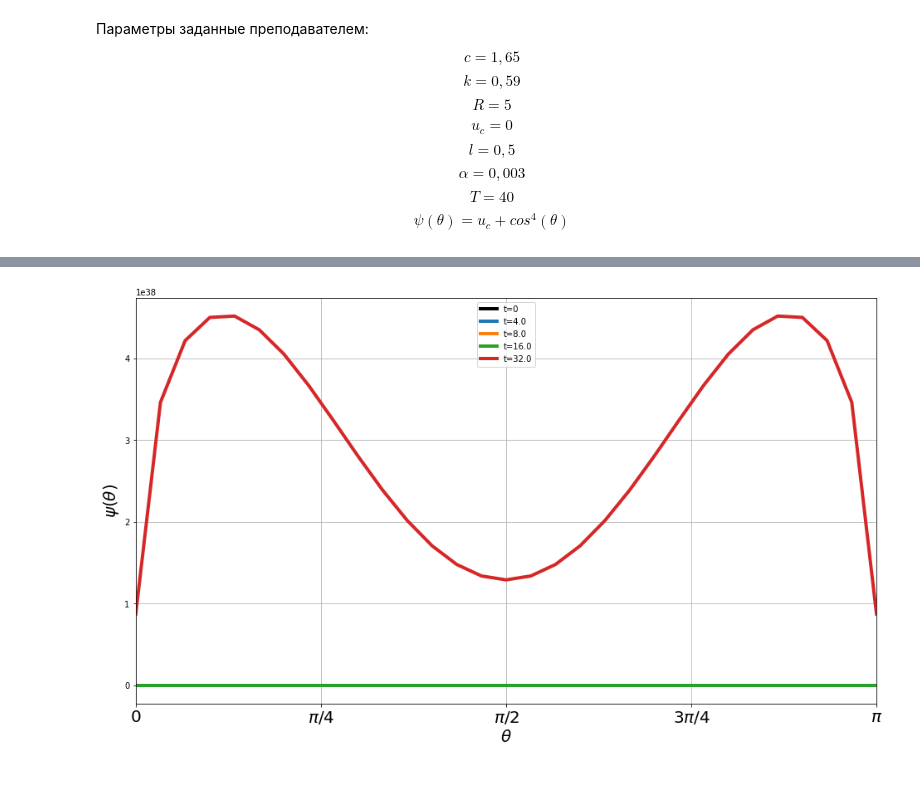
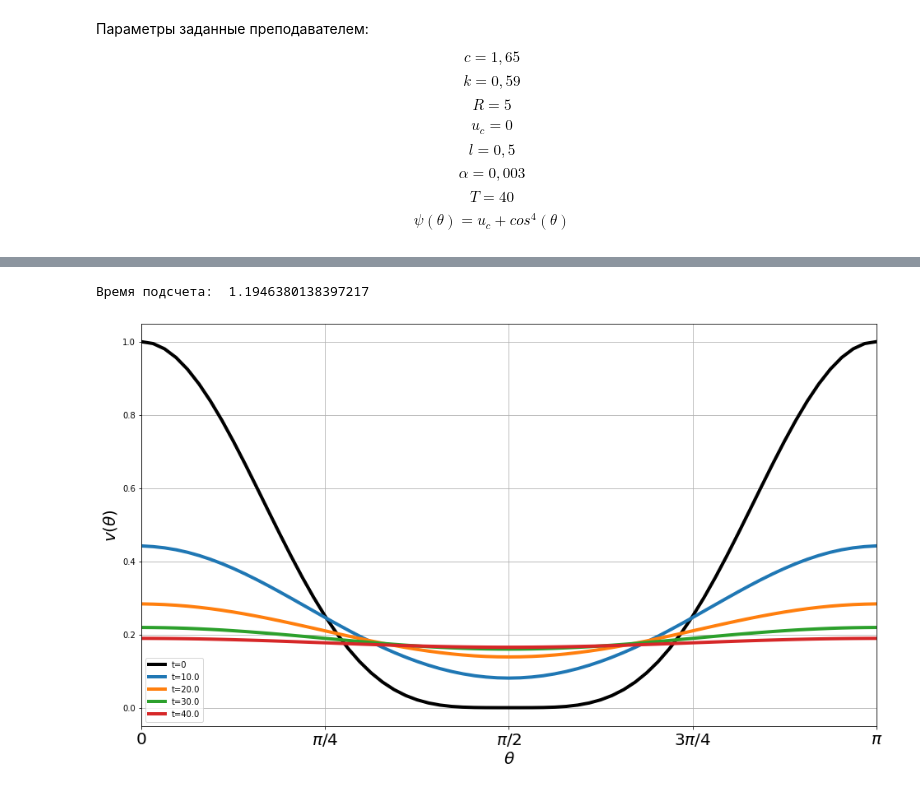
Before and after one commit to ArtemKashapov/NMoMF, a Jupyter notebook: explicit_alg/explicit_script.ipynb, the cells around one changed output, grey strips where cells are left out. Saved outputs shown, nothing was run; the diff lists cells and outputs as text; code cells hidden in the pictures.

```diff
--- a/explicit_alg/explicit_script.ipynb
+++ b/explicit_alg/explicit_script.ipynb
@@ -21,10 +22,12 @@ l = 0.5
 alpha = 0.003
 T = 40
 
+I = 64
+K = I*64
+print('K/I =', K/I)
+t = np.linspace(0, T, K + 1)
+theta = np.linspace(0.001, pi-0.001, I + 1)
+h_t = t[2] - t[1]
+h_theta = theta[2] - theta[1]
 def psi(theta):
     return uc + np.cos(theta) ** 4
-
-I = 30
-K = 100
-t = np.linspace(0, T, K + 1)
-theta = np.linspace(0.001, pi-0.001, I + 1)
@@ -52,28 +36,34 @@ def omega(i):
 # %%
 v = np.zeros([K + 1, I + 1])
 v[0, :] = psi(theta)
-# %%
-for k_ind in range(1, K + 1):
-            for i_ind in range(0, I + 1):
-                if i_ind == 0:
-                    v[k_ind, i_ind] = (1 + betta - 4*gamma) * v[k_ind - 1, i_ind] + 2*gamma * v[k_ind - 1, i_ind + 1]
-                elif i_ind == I:
-                    v[k_ind, i_ind] = (1 + betta - 4*gamma) * v[k_ind - 1, i_ind] + 2*gamma * v[k_ind - 1, i_ind - 1]
-                else:
-                    v[k_ind, i_ind] = (1 + 2 * gamma + betta) * v[k_ind - 1, i_ind] + (omega(i_ind) + gamma) * v[k_ind - 1, i_ind + 1] + (gamma - omega(i_ind)) * v[k_ind - 1, i_ind - 1]
+# %%
+gam = k * h_t / (R ** 2) / c / (h_theta ** 2)
+beta = alpha * h_t / l / c
+omega = k * h_t / (R ** 2) / np.tan(theta) / 2 / h_theta / c
+# %%
+t0_ex = time.time()
+for k_ind in range(1, K + 1):
+    v[k_ind, 0] = (1 - beta - 2 * gam) * v[k_ind - 1, 0] + 2 * gam * (v[k_ind - 1, 1])
+    for i_ind in range(1, I):
+        v[k_ind, i_ind] = (1 - 2 * gam - beta) * v[k_ind - 1, i_ind] + (omega[i_ind] + gam) * v[k_ind - 1, i_ind + 1] + (gam - omega[i_ind]) * v[k_ind - 1, i_ind - 1]
+    v[k_ind, I] = (1 - beta - 2 * gam) * v[k_ind - 1, I] + 2 * gam * (v[k_ind - 1, I - 1])
+print('Время подсчета: ', time.time() - t0_ex)
+# %% [output]
+Время подсчета:  1.1946380138397217
 # %%
 f = plt.figure(figsize=[16, 9])
 plt.plot(theta, v[0, :], lw=4, c='black', label='t=0')
-for ind in [10, 20, 40, 80]:
-    plt.plot(theta, v[ind, :], lw=4, label='t='+str(t[ind]))
+for coef in [1/4, 1/2, 3/4, 1]:
+    plt.plot(theta, v[int(K * coef), :], lw=4, label='t='+str(t[int(K * coef)]))
+    # print('Отклонение от неявной схемы для t =', t[int(K * coef)], '=', sum(np.abs(v[int(K * coef), :] - v_prog[int(K * coef), :]) ** 2))
 
 plt.xlim([theta[1], theta[-1]])
 plt.xlabel('${\\theta}$', fontsize=20)
-plt.ylabel('${\\psi(\\theta)}$', fontsize=20)
+plt.ylabel('${v(\\theta)}$', fontsize=20)
 plt.xticks([0, pi/4, pi/2, 3*pi/4, pi], ['0', '$\\pi / 4$', '$\\pi / 2$', '$3 \\pi / 4$', '$\\pi$'], fontsize=20)
 # plt.yticks([0, 0.5, 1], ['0', '0.5', '1'], fontsize=20)
 plt.legend()
 plt.grid()
 plt.show()
 # %% [output]
-[figure, old version]
+[figure, new version]
```
Also changed, not shown: parts of 8 cells of this notebook, 2 other files.
